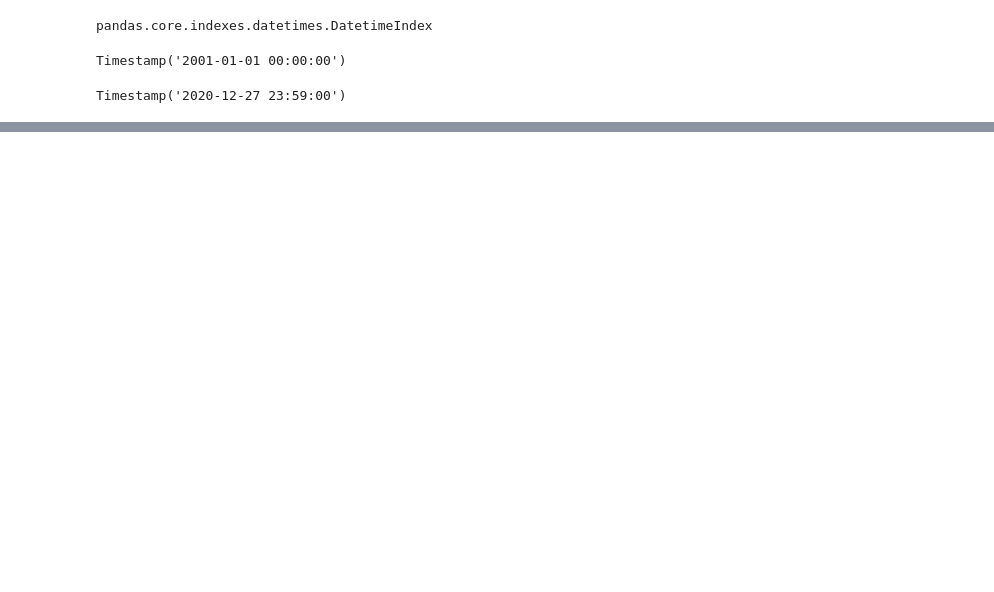
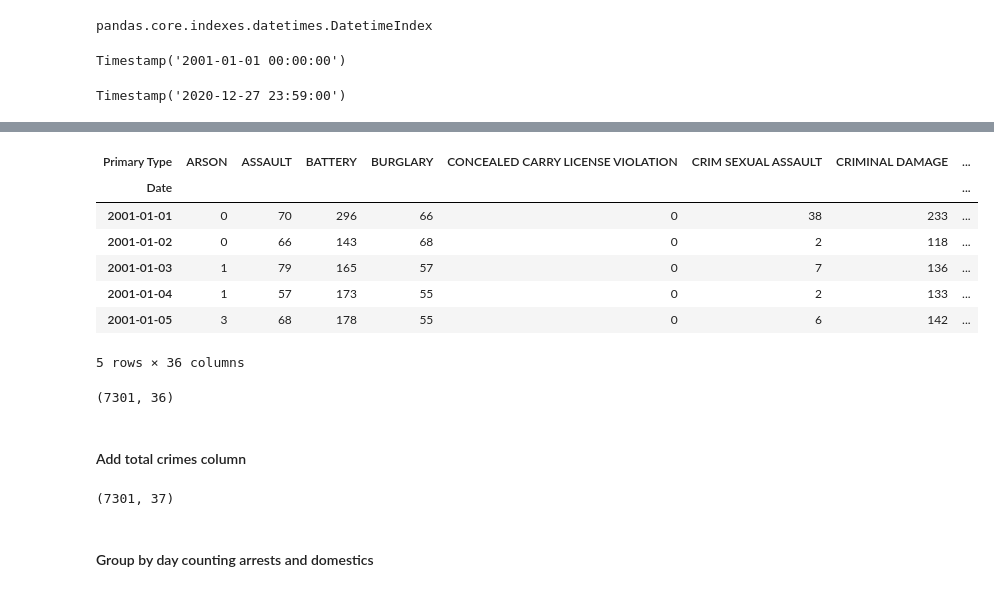
Before and after one commit to ruthcaswellsmith/Capstone---City-of-Chicago-Crime-Time-Series-Analysis, a Jupyter notebook: notebooks/Capstone - City of Chicago Crime - Exploratory Data Analysis.ipynb, the cells around one changed output, grey strips where cells are left out. Saved outputs shown, nothing was run; the diff lists cells and outputs as text; code cells hidden in the pictures; blank space fills up the shorter version.

```diff
--- a/notebooks/Capstone - City of Chicago Crime - Exploratory Data Analysis.ipynb
+++ b/notebooks/Capstone - City of Chicago Crime - Exploratory Data Analysis.ipynb
@@ -37,0 +80,26 @@ Timestamp('2020-12-27 23:59:00')
+# %%
+# Now pivot this data so we have a column for each type of crime
+allcrimes_byday = allcrimes_byday.pivot(columns='Primary Type',values='Count')
+# %%
+# Replace missing values with 0's
+allcrimes_byday = allcrimes_byday.fillna(0)
+# %%
+# Convert floats to ints
+allcrimes_byday[list(allcrimes_byday.columns)] = allcrimes_byday[list(allcrimes_byday.columns)].astype(int)
+# %%
+allcrimes_byday.head()
+# %% [output]
+| Primary Type | ARSON | ASSAULT | BATTERY | BURGLARY | CONCEALED CARRY LICENSE VIOLATION | CRIM SEXUAL ASSAULT | CRIMINAL DAMAGE | ... |
+| Date |  |  |  |  |  |  |  | ... |
+| 2001-01-01 | 0 | 70 | 296 | 66 | 0 | 38 | 233 | ... |
+| 2001-01-02 | 0 | 66 | 143 | 68 | 0 | 2 | 118 | ... |
+| 2001-01-03 | 1 | 79 | 165 | 57 | 0 | 7 | 136 | ... |
+| 2001-01-04 | 1 | 57 | 173 | 55 | 0 | 2 | 133 | ... |
+| 2001-01-05 | 3 | 68 | 178 | 55 | 0 | 6 | 142 | ... |
+5 rows × 36 columns
+# %%
+allcrimes_byday.shape
+# %% [output]
+(7301, 36)
+# %% [markdown]
+#### Add total crimes column
@@ -37,0 +108,6 @@ Timestamp('2020-12-27 23:59:00')
+# %%
+allcrimes_byday.shape
+# %% [output]
+(7301, 37)
+# %% [markdown]
+#### Group by day counting arrests and domestics
```
Also changed, not shown: parts of 26 cells of this notebook, 1 other file.
